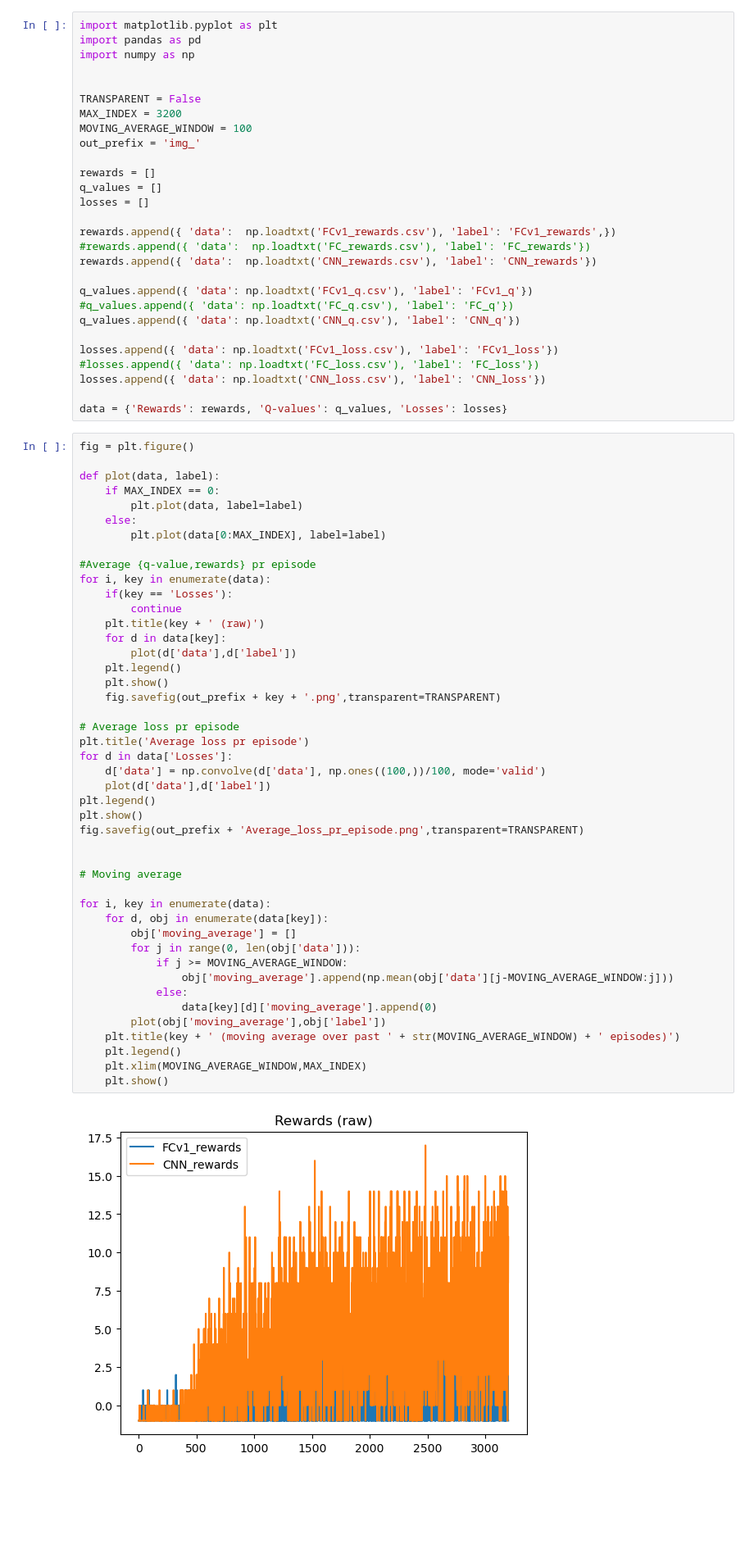
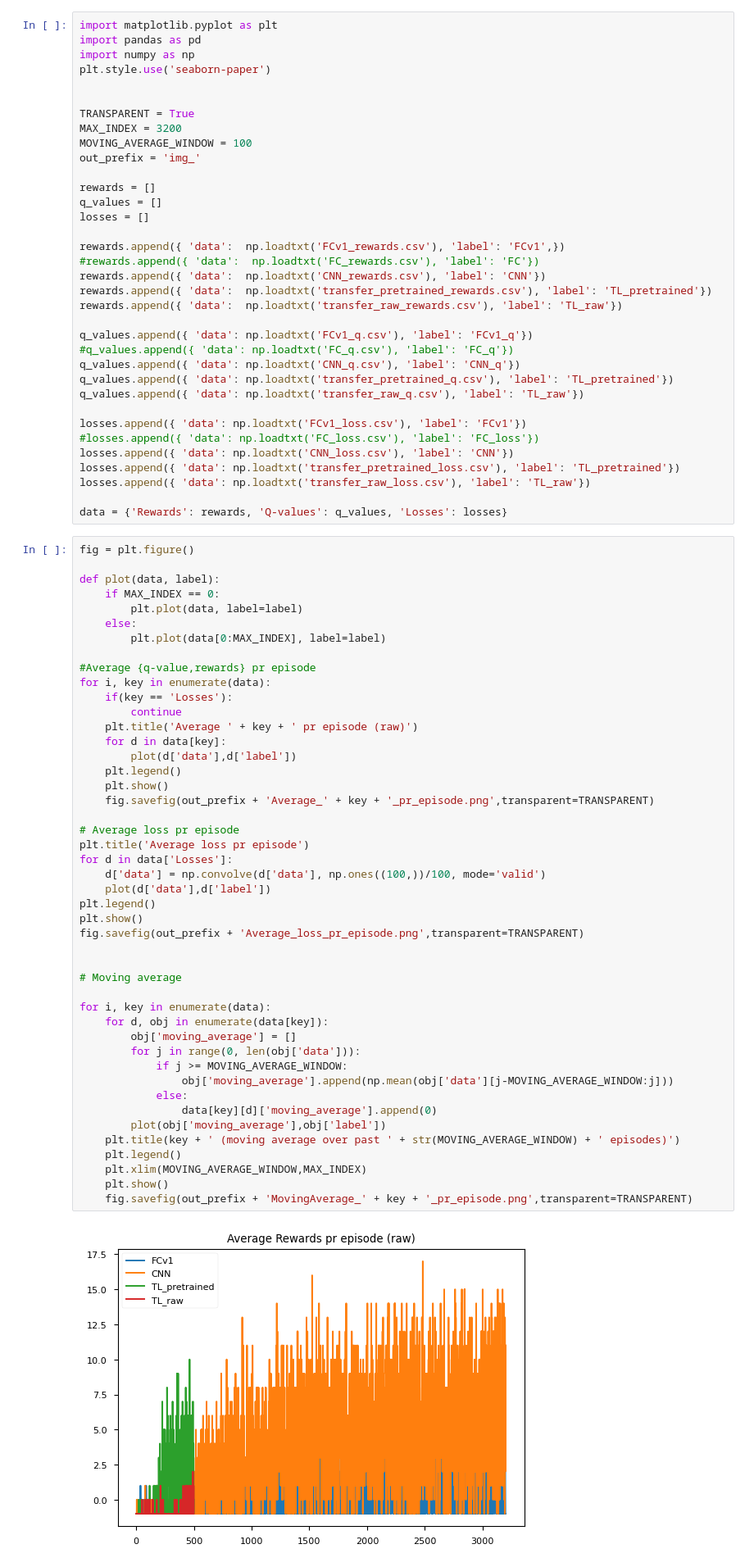
Before and after one commit to MaltheT/dl-project-grp21, a Jupyter notebook: src/plotter.ipynb, the cells around one changed output. Shown at 82% size. Drawn from its saved outputs; the diff is of its cells as text; blank space fills up the shorter version.

```diff
--- a/src/plotter.ipynb
+++ b/src/plotter.ipynb
@@ -2,9 +2,10 @@
 import matplotlib.pyplot as plt
 import pandas as pd
 import numpy as np
+plt.style.use('seaborn-paper')
 
 
-TRANSPARENT = False
+TRANSPARENT = True
 MAX_INDEX = 3200
 MOVING_AVERAGE_WINDOW = 100
 out_prefix = 'img_'
@@ -13,17 +14,23 @@ rewards = []
 q_values = []
 losses = []
 
-rewards.append({ 'data':  np.loadtxt('FCv1_rewards.csv'), 'label': 'FCv1_rewards',})
-#rewards.append({ 'data':  np.loadtxt('FC_rewards.csv'), 'label': 'FC_rewards'})
-rewards.append({ 'data':  np.loadtxt('CNN_rewards.csv'), 'label': 'CNN_rewards'})
+rewards.append({ 'data':  np.loadtxt('FCv1_rewards.csv'), 'label': 'FCv1',})
+#rewards.append({ 'data':  np.loadtxt('FC_rewards.csv'), 'label': 'FC'})
+rewards.append({ 'data':  np.loadtxt('CNN_rewards.csv'), 'label': 'CNN'})
+rewards.append({ 'data':  np.loadtxt('transfer_pretrained_rewards.csv'), 'label': 'TL_pretrained'})
+rewards.append({ 'data':  np.loadtxt('transfer_raw_rewards.csv'), 'label': 'TL_raw'})
 
 q_values.append({ 'data': np.loadtxt('FCv1_q.csv'), 'label': 'FCv1_q'})
 #q_values.append({ 'data': np.loadtxt('FC_q.csv'), 'label': 'FC_q'})
 q_values.append({ 'data': np.loadtxt('CNN_q.csv'), 'label': 'CNN_q'})
+q_values.append({ 'data': np.loadtxt('transfer_pretrained_q.csv'), 'label': 'TL_pretrained'})
+q_values.append({ 'data': np.loadtxt('transfer_raw_q.csv'), 'label': 'TL_raw'})
 
-losses.append({ 'data': np.loadtxt('FCv1_loss.csv'), 'label': 'FCv1_loss'})
+losses.append({ 'data': np.loadtxt('FCv1_loss.csv'), 'label': 'FCv1'})
 #losses.append({ 'data': np.loadtxt('FC_loss.csv'), 'label': 'FC_loss'})
-losses.append({ 'data': np.loadtxt('CNN_loss.csv'), 'label': 'CNN_loss'})
+losses.append({ 'data': np.loadtxt('CNN_loss.csv'), 'label': 'CNN'})
+losses.append({ 'data': np.loadtxt('transfer_pretrained_loss.csv'), 'label': 'TL_pretrained'})
+losses.append({ 'data': np.loadtxt('transfer_raw_loss.csv'), 'label': 'TL_raw'})
 
 data = {'Rewards': rewards, 'Q-values': q_values, 'Losses': losses}
 # %%
@@ -39,37 +46,38 @@ def plot(data, label):
 for i, key in enumerate(data):
     if(key == 'Losses'):
         continue
-    plt.title(key + ' (raw)')
+    plt.title('Average ' + key + ' pr episode (raw)')
     for d in data[key]:
         plot(d['data'],d['label'])
     plt.legend()
     plt.show()
-    fig.savefig(out_prefix + key + '.png',transparent=TRANSPARENT)
+    fig.savefig(out_prefix + 'Average_' + key + '_pr_episode.png',transparent=TRANSPARENT)
 
 # Average loss pr episode
 plt.title('Average loss pr episode')
 for d in data['Losses']:
     d['data'] = np.convolve(d['data'], np.ones((100,))/100, mode='valid')
     plot(d['data'],d['label'])
 plt.legend()
 plt.show()
 fig.savefig(out_prefix + 'Average_loss_pr_episode.png',transparent=TRANSPARENT)
 
 
 # Moving average
 
 for i, key in enumerate(data):
     for d, obj in enumerate(data[key]):
         obj['moving_average'] = []
         for j in range(0, len(obj['data'])):
             if j >= MOVING_AVERAGE_WINDOW:
                 obj['moving_average'].append(np.mean(obj['data'][j-MOVING_AVERAGE_WINDOW:j]))
             else:
                 data[key][d]['moving_average'].append(0)
         plot(obj['moving_average'],obj['label'])
     plt.title(key + ' (moving average over past ' + str(MOVING_AVERAGE_WINDOW) + ' episodes)')
     plt.legend()
     plt.xlim(MOVING_AVERAGE_WINDOW,MAX_INDEX)
     plt.show()
+    fig.savefig(out_prefix + 'MovingAverage_' + key + '_pr_episode.png',transparent=TRANSPARENT)
 # %% [output]
-[figure, old version]
+[figure, new version]
```
Also changed, not shown: parts of 1 cell of this notebook.
